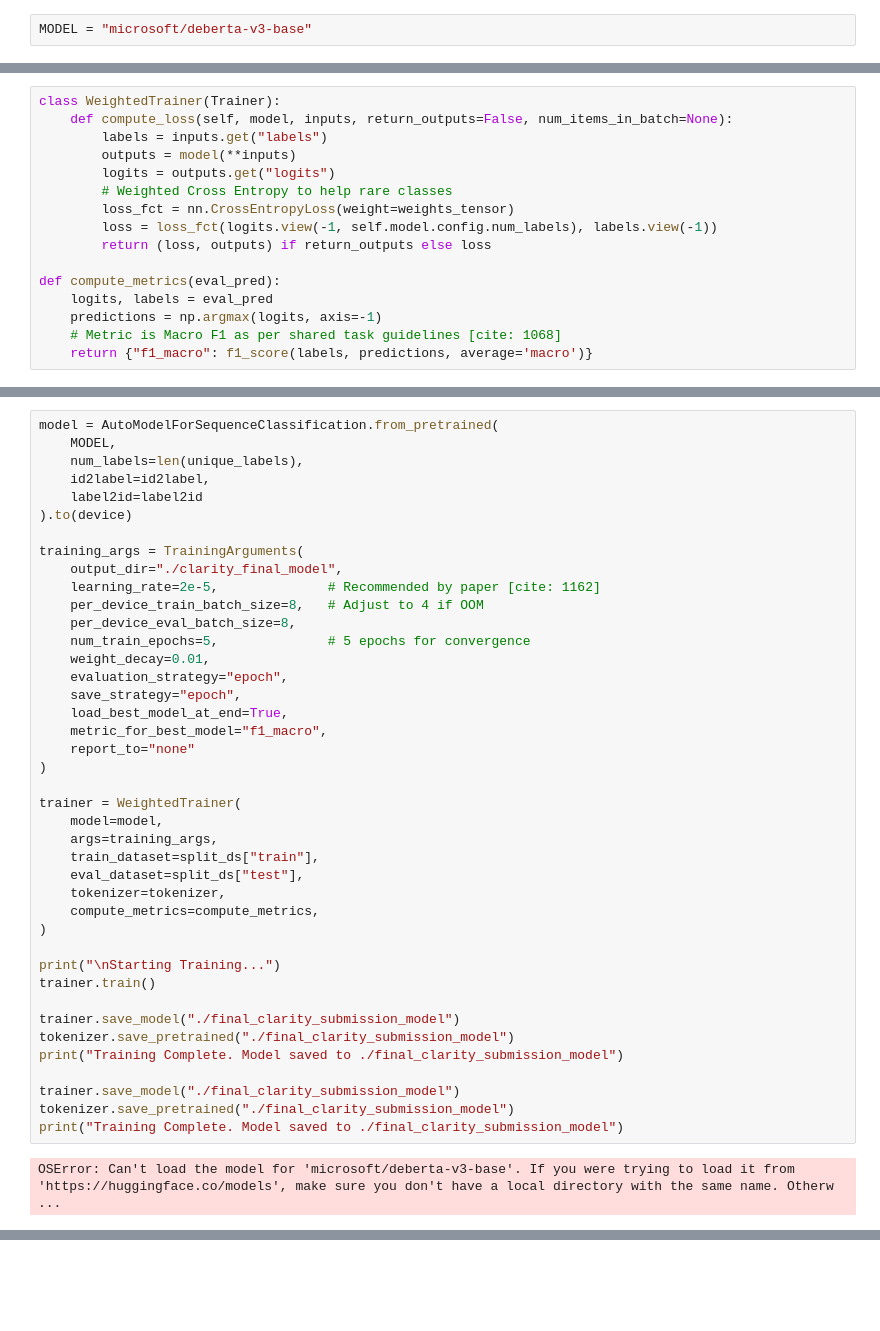
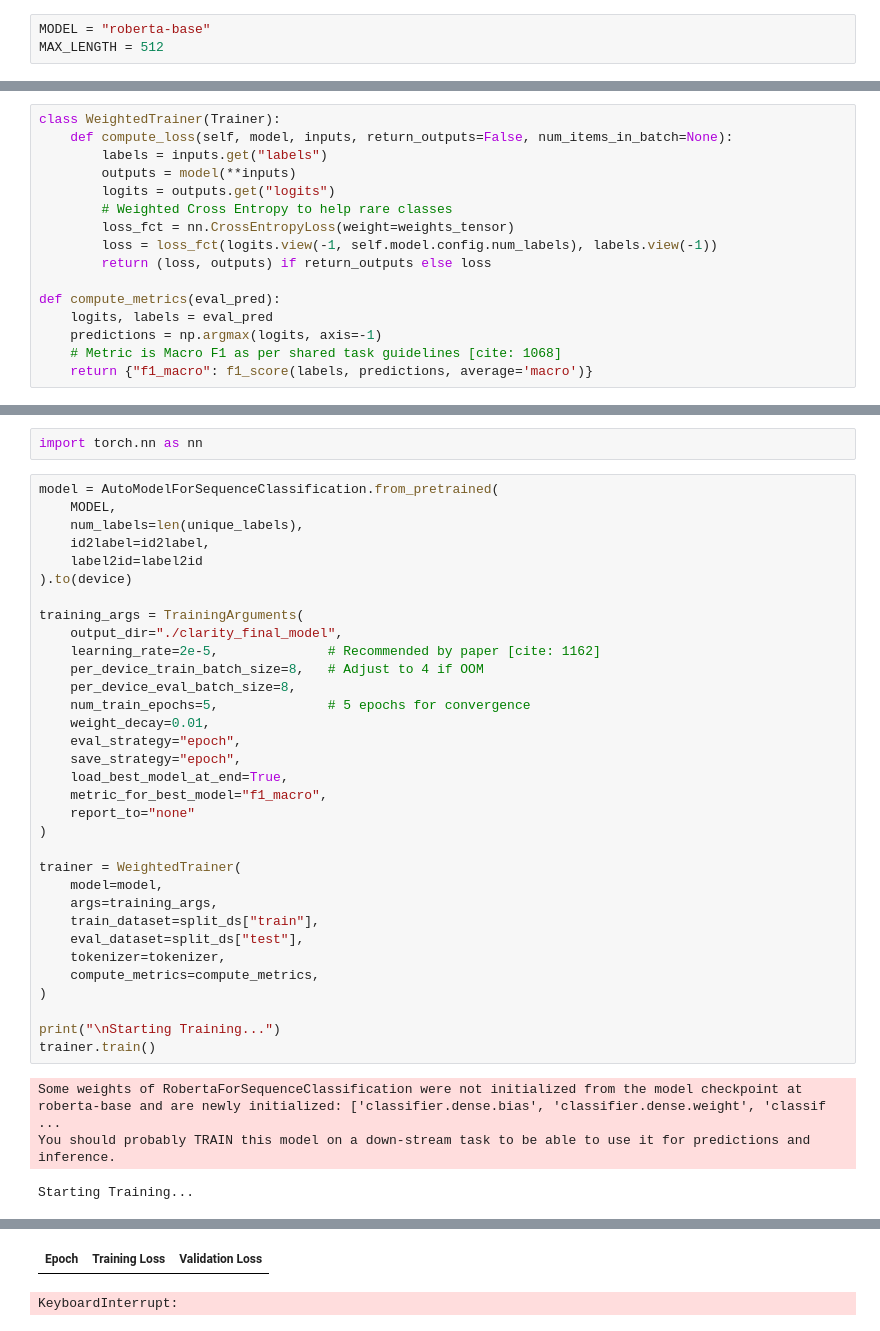
Before and after one commit to Shrisk156/SEMEVAL6-GROUP-18, a Jupyter notebook: main.ipynb, the cells around one changed output, grey strips where cells are left out. Cells and saved outputs as stored; diff of their text form; blank space fills up the shorter version.

Commit message:
changing to compatible model

```diff
--- a/main.ipynb
+++ b/main.ipynb
@@ -65,7 +47,8 @@ Train sample:
 Columns:
  ['title', 'date', 'president', 'url', 'question_order', 'interview_question', 'interview_answer', 'gpt3.5_summary', 'gpt3.5_prediction', 'question', 'annotator_id', 'annotator1', 'annotator2', 'annot ...
 # %%
-MODEL = "microsoft/deberta-v3-base"
+MODEL = "roberta-base"
+MAX_LENGTH = 512
 # %%
 pip install sentencepiece protobuf
 # %% [output]
@@ -244,3 +258,5 @@ def compute_metrics(eval_pred):
+# %%
+import torch.nn as nn
 # %%
 model = AutoModelForSequenceClassification.from_pretrained(
     MODEL,
@@ -256,7 +272,7 @@ training_args = TrainingArguments(
     per_device_eval_batch_size=8,
     num_train_epochs=5,              # 5 epochs for convergence
     weight_decay=0.01,
-    evaluation_strategy="epoch",
+    eval_strategy="epoch",
     save_strategy="epoch",
     load_best_model_at_end=True,
     metric_for_best_model="f1_macro",
@@ -274,13 +290,7 @@ trainer = WeightedTrainer(
 
 print("\nStarting Training...")
 trainer.train()
-
-trainer.save_model("./final_clarity_submission_model")
-tokenizer.save_pretrained("./final_clarity_submission_model")
-print("Training Complete. Model saved to ./final_clarity_submission_model")
-
-trainer.save_model("./final_clarity_submission_model")
-tokenizer.save_pretrained("./final_clarity_submission_model")
-print("Training Complete. Model saved to ./final_clarity_submission_model")
 # %% [output]
-OSError: Can't load the model for 'microsoft/deberta-v3-base'. If you were trying to load it from 'https://huggingface.co/models', make sure you don't have a local directory with the same name. Otherw ...
+Some weights of RobertaForSequenceClassification were not initialized from the model checkpoint at roberta-base and are newly initialized: ['classifier.dense.bias', 'classifier.dense.weight', 'classif ...
+You should probably TRAIN this model on a down-stream task to be able to use it for predictions and inference.
+Starting Training...
@@ -287 +298,3 @@ OSError: Can't load the model for 'microsoft/deberta-v3-base'. If you were tryin
+| Epoch | Training Loss | Validation Loss |
+KeyboardInterrupt:
 # %%
```
Also changed, not shown: parts of 7 cells of this notebook.
